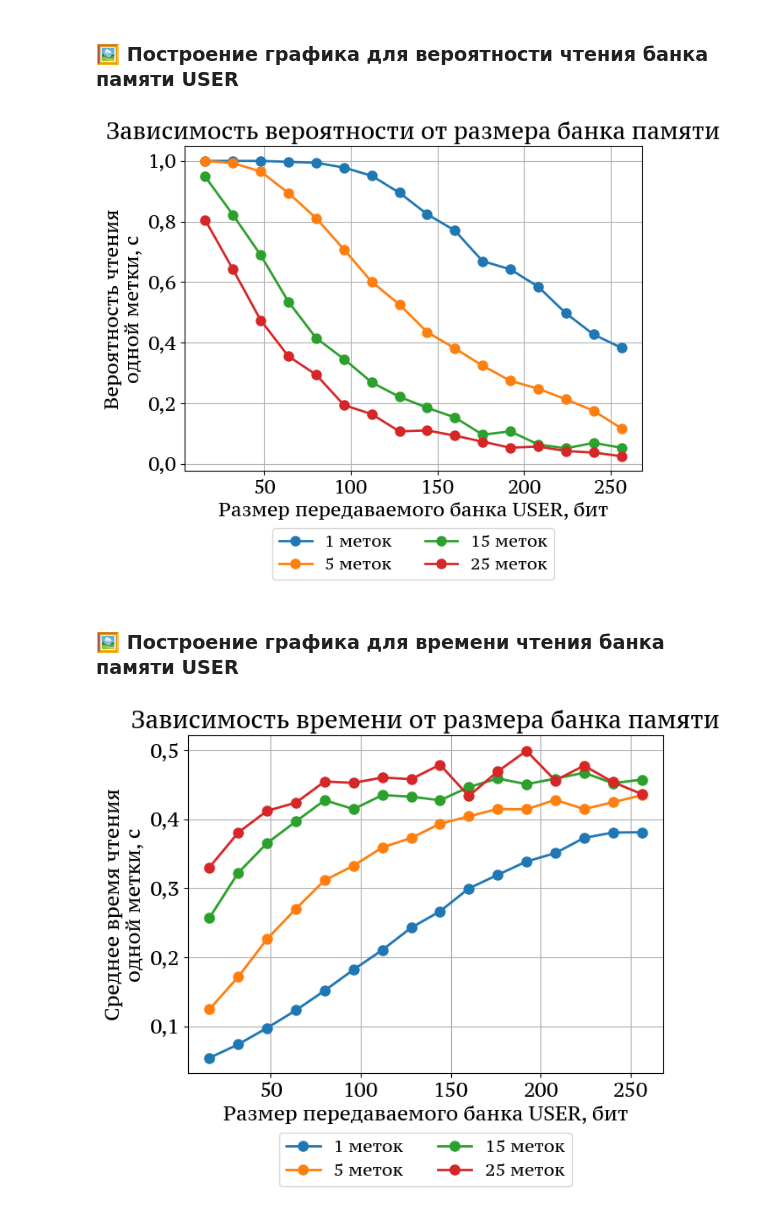
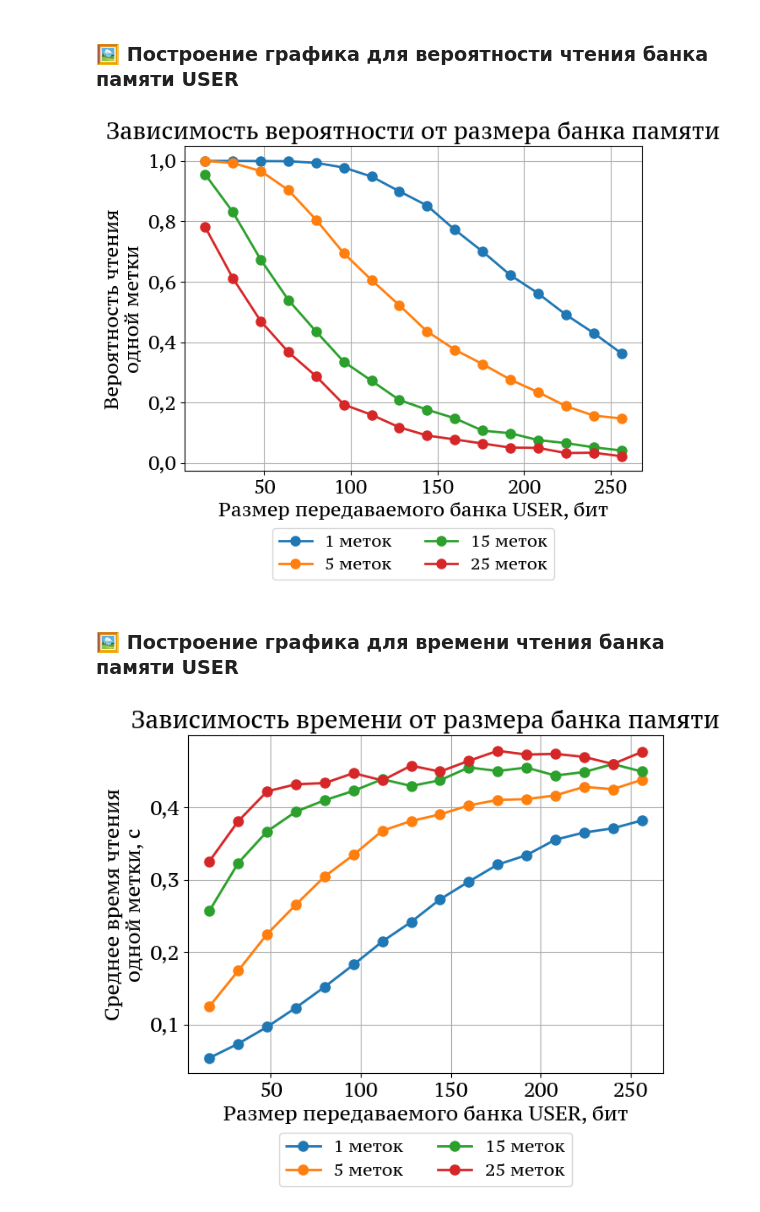
Before and after one commit to VilmenAbramian/simulation, a Jupyter notebook: pysim/experiments/notebooks/rfid_multiple_tag.ipynb, the cells around one changed output. Saved outputs shown, nothing was run; the diff lists cells and outputs as text; code cells hidden in the pictures.

Commit message:
Update collision notebook

```diff
--- a/pysim/experiments/notebooks/rfid_multiple_tag.ipynb
+++ b/pysim/experiments/notebooks/rfid_multiple_tag.ipynb
@@ -4,7 +4,7 @@
 from pysim.experiments.utility.rfid_helper import *
 from pysim.models.rfid.params import default_params
 # %%
-SAVE_FIG = False         # Сохранять ли изображения
+SAVE_FIG = True         # Сохранять ли изображения
 SAVE_RESULTS = False    # Сохранять ли результаты в JSON
 USE_JSON = not SAVE_RESULTS        # Использовать ли результаты из JSON
 
@@ -167,0 +172,21 @@ plot_simulations_results(
+# %%
+# Переменная по оси абсцисс
+powers = np.arange(22.0, 32.0, 0.5)
+
+# Каждый словарь в list - это набор входных данных для одной кривой
+power_params_list = []
+for tag_params_item in tag_period_params:
+    power_params_list.append({
+        "tari": default_params.tari,
+        "encoding": default_params.encoding,
+        "tid_word_size": default_params.tid_word_size,
+        "num_tags": 2000, # default_params.num_tags,
+        "speed": default_params.speed,
+        "reader_offset": default_params.reader_offset,
+        "tag_offset": default_params.tag_offset,
+        'altitude': 4,
+        'useadjust': default_params.useadjust,
+        "generation_interval": tag_params_item["generation_interval"],
+        "label": tag_params_item["label"],
+        'q': default_params.q,
+    })
@@ -173,13 +245,13 @@ plot_simulations_results(
 tid_lengths = list(range(16, 257, 16))
 
 # Каждый словарь в list - это набор входных данных для одной кривой
-length_params_list_1_exp = []
+length_params_list = []
 for tag_params_item in tag_period_params:
-    length_params_list_1_exp.append({
+    length_params_list.append({
         'tari': default_params.tari,
         'encoding': default_params.encoding,
         "power": default_params.power_dbm,
-        'num_tags': 1000, # default_params.num_tags,
+        'num_tags': 2000, # default_params.num_tags,
         'speed': default_params.speed,
         'reader_offset': default_params.reader_offset,
         'tag_offset': default_params.tag_offset,
@@ -195,15 +267,15 @@ for tag_params_item in tag_period_params:
 collision_length_results = calculate_simulations(
     variable="tid_word_size",
     variable_values=tid_lengths,
-    params_list=length_params_list_1_exp,
+    params_list=length_params_list,
     key_fn=key_name,
-    use_json=False,
-    save_results=True,
+    use_json=USE_JSON,
+    save_results=SAVE_RESULTS,
     json_directory=JSON_DIRECTORY,
-    file_name="length_times_collisions.json"
+    file_name="length_collisions.json"
 )
-# Моделирование на M3 Pro с "num_tags": 1000:
-# Моделирование по переменной tid_word_size:  100%|██████████| 4/4 [03:55<00:00, 58.97s/it]
+# Моделирование на M3 Pro с "num_tags": 2000:
+# Моделирование по переменной tid_word_size:  100%|██████████| 4/4 [08:00<00:00, 120.02s/it]
 # %% [markdown]
 ### 🖼️ Построение графика для вероятности чтения банка памяти USER
 # %%
@@ -213,26 +285,26 @@ plot_simulations_results(
     titles=["Зависимость вероятности от размера банка памяти"],
     x_variable=tid_lengths,
     x_label="Размер передаваемого банка USER, бит",
-    y_label="Вероятность чтения\nодной метки, c",
+    y_label="Вероятность чтения\nодной метки",
     image_name="Length probs collisions",
-    save_fig=True,
+    save_fig=SAVE_FIG,
     image_directory=IMG_DIRECTORY,
 )
 # %% [output]
-[figure, old version]
+[figure, new version]
 # %% [markdown]
 ### 🖼️ Построение графика для времени чтения банка памяти USER
 # %%
 plot_simulations_results(
     results_list=[collision_length_results["times_count"]],
     labels_list=[key_name(params) for params in tag_period_params],
     titles=["Зависимость времени от размера банка памяти"],
     x_variable=tid_lengths,
     x_label="Размер передаваемого банка USER, бит",
     y_label="Среднее время чтения\nодной метки, c",
     image_name="Length times collisions",
-    save_fig=True,
+    save_fig=SAVE_FIG,
     image_directory=IMG_DIRECTORY,
 )
 # %% [output]
-[figure, old version]
+[figure, new version]
```
Also changed, not shown: parts of 14 cells of this notebook, 19 other files.
